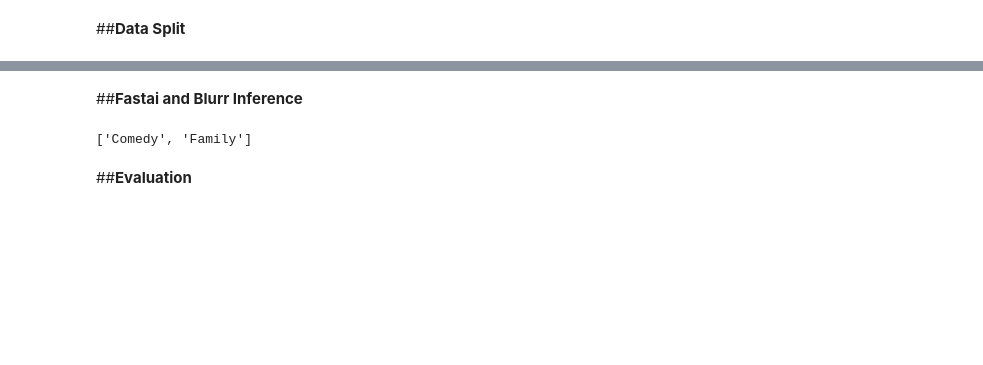
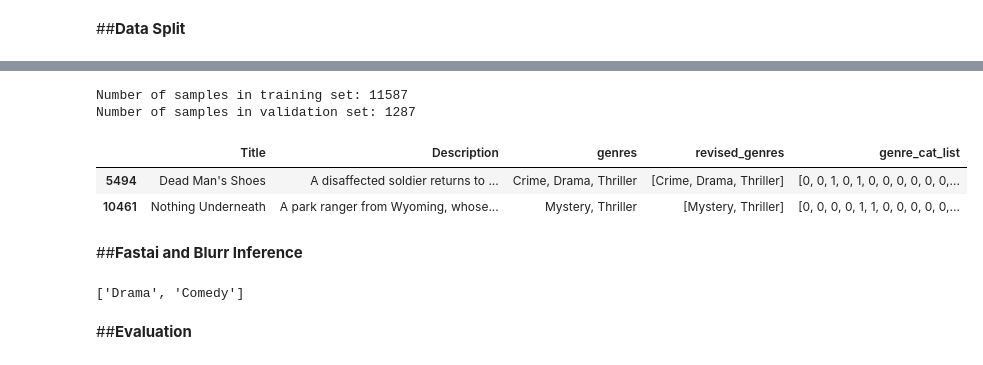
Before and after one commit to moinul-hossain-dhrubo/MultiLabel-Movie-Genre-Classifier, a Jupyter notebook: notebooks/ONNX_Inference.ipynb, the cells around one changed output, grey strips where cells are left out. Cells and saved outputs as stored; diff of their text form; code cells hidden in the pictures; blank space fills up the shorter version.

```diff
--- a/notebooks/ONNX_Inference.ipynb
+++ b/notebooks/ONNX_Inference.ipynb
@@ -131,13 +183,17 @@ df['revised_genres'] = revised_genre_list
 # %%
+# Extract 'revised_genres' column values as a list
 revised_genres_list = df.revised_genres.to_list()
+
+# Count the occurrences of each genre in the revised genre list
 revised_genre_count = {}
 for genres in revised_genres_list:
-  genre_list = genres
-  for genre in genre_list:
-    if genre in revised_genre_count.keys():
-      revised_genre_count[genre] += 1
-    else:
-      revised_genre_count[genre] = 1
+    for genre in genres:
+        if genre in revised_genre_count:
+            revised_genre_count[genre] += 1
+        else:
+            revised_genre_count[genre] = 1
+
+# Print the number of unique genres and their occurrences after filtering
 print(f"Number of Genres: {len(revised_genre_count)}")
 print(revised_genre_count)
 # %% [output]
@@ -189,2 +248,25 @@ valid_df.head()
+# %%
+# Initialize a RandomSplitter with a validation percentage of 10% and seed 42
+splitter = RandomSplitter(valid_pct=0.1, seed=42)
+
+# Split the DataFrame indices into training and validation sets
+train_ids, valid_ids = splitter(df)
+
+# Print the number of samples in the training and validation sets
+print(f"Number of samples in training set: {len(train_ids)}")
+print(f"Number of samples in validation set: {len(valid_ids)}")
+# %% [output]
+Number of samples in training set: 11587
+Number of samples in validation set: 1287
+# %%
+# Create a DataFrame containing samples from the validation set
+valid_df = df.loc[valid_ids]
+
+# Display the first 2 rows of the validation DataFrame
+valid_df.head(2)
+# %% [output]
+|  | Title | Description | genres | revised_genres | genre_cat_list |
+| 5494 | Dead Man's Shoes | A disaffected soldier returns to ... | Crime, Drama, Thriller | [Crime, Drama, Thriller] | [0, 0, 1, 0, 1, 0, 0, 0, 0, 0, 0,... |
+| 10461 | Nothing Underneath | A park ranger from Wyoming, whose... | Mystery, Thriller | [Mystery, Thriller] | [0, 0, 0, 0, 1, 1, 0, 0, 0, 0, 0,... |
 # %% [markdown]
 ##**Fastai and Blurr Inference**
@@ -194,4 +272,0 @@ learner_inf = load_learner(model_path)
-# %%
-learner_inf.blurr_predict("I have promises to keep")[0]['labels']
-# %% [output]
-['Comedy', 'Family']
@@ -198,3 +279,11 @@ learner_inf.blurr_predict("I have promises to keep")[0]['labels']
+# %%
+# Use the loaded learner to make predictions on a text input
+prediction = learner_inf.blurr_predict("I have promises to keep")[0]['labels']
+
+# Display the predicted labels for the input text
+print(prediction)
+# %% [output]
+['Drama', 'Comedy']
 # %% [markdown]
 ##**Evaluation**
 # %%
```
Also changed, not shown: parts of 43 cells of this notebook, 1 other file.
